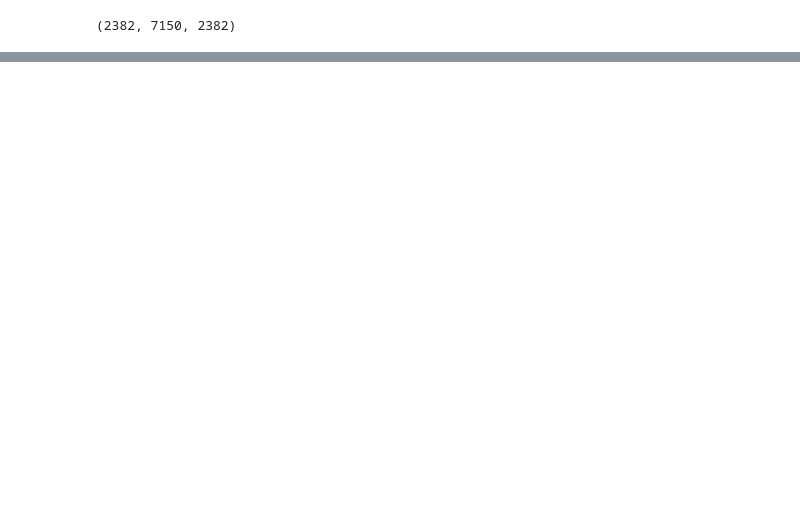
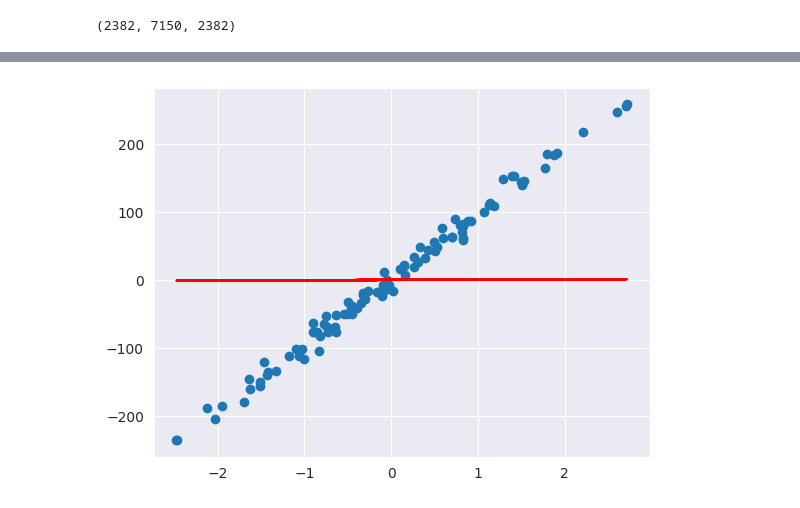
Before and after one commit to chanwinharold/ML_Zoomcamp, a Jupyter notebook: 02_car_price_prediction/notebook.ipynb, the cells around one changed output, grey strips where cells are left out. Cells and saved outputs as stored; diff of their text form; code cells hidden in the pictures; blank space fills up the shorter version.

```diff
--- a/02_car_price_prediction/notebook.ipynb
+++ b/02_car_price_prediction/notebook.ipynb
@@ -219,0 +273,6 @@ df_val.head()
+# %%
+plt.plot(x, predictions, c='r')
+plt.scatter(x, y)
+plt.show()
+# %% [output]
+[figure, added]
```
Also changed, not shown: parts of 12 cells of this notebook.
